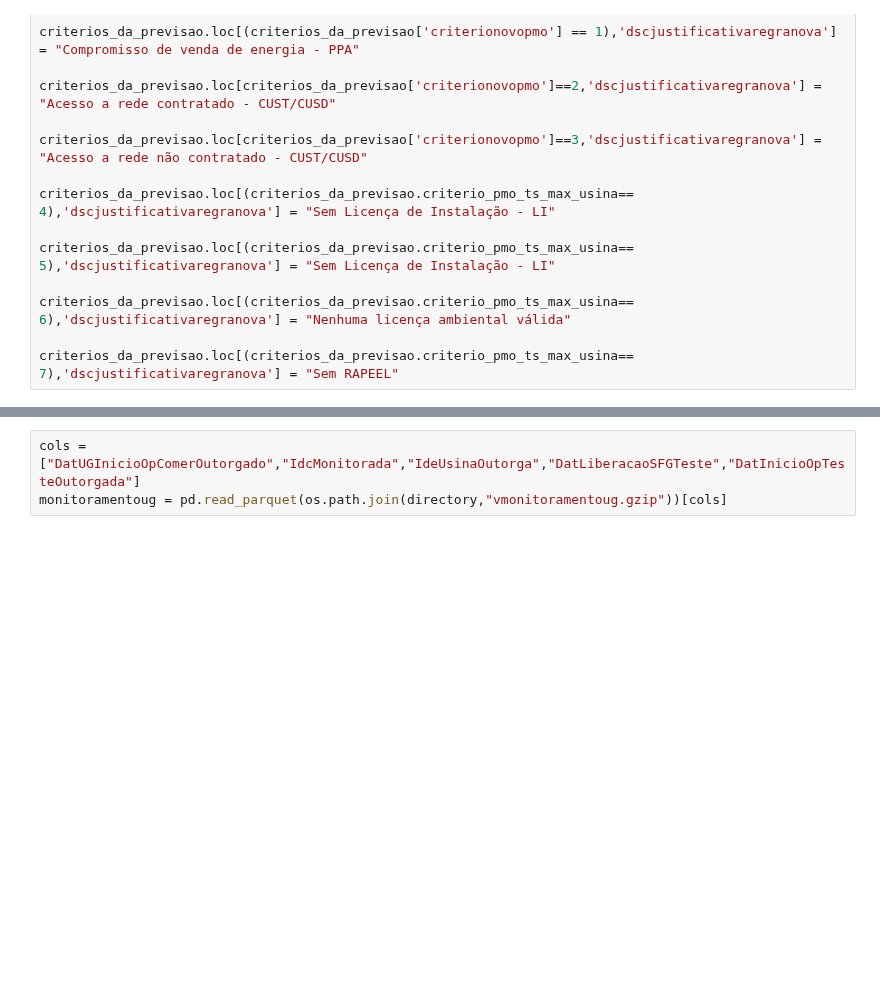
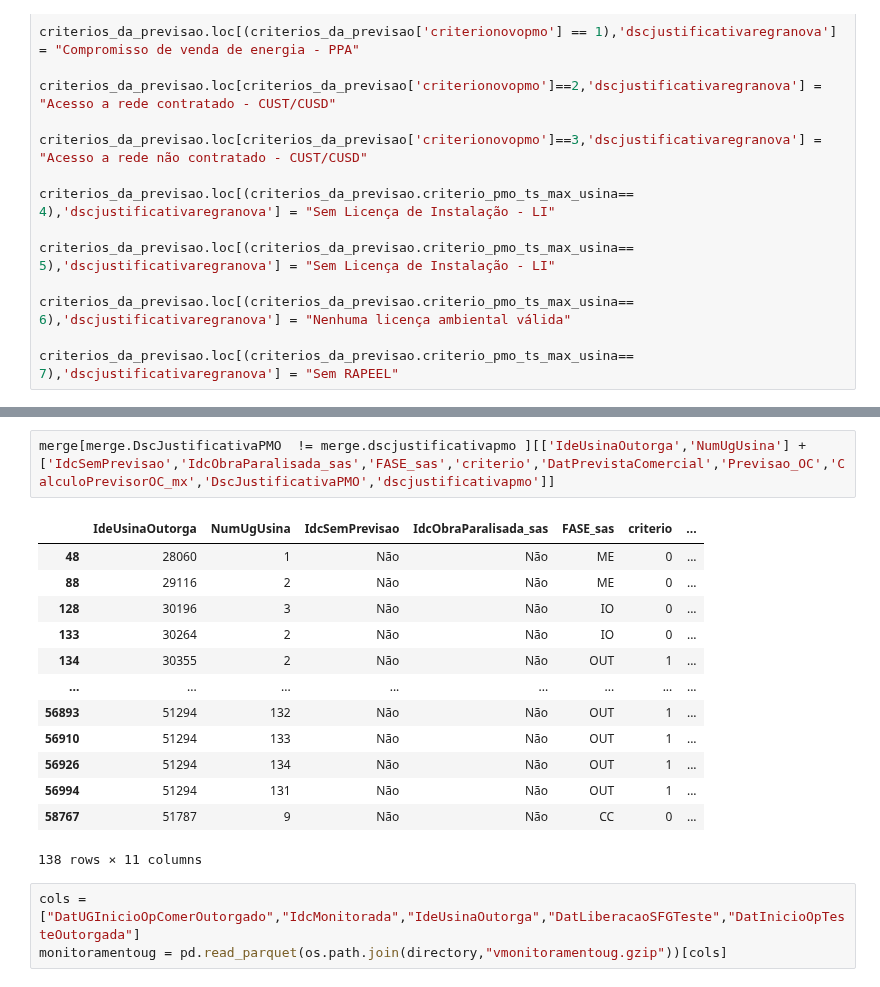
Before and after one commit to Vinicius667/Previsor, a Jupyter notebook: App/Previsor_teste2.ipynb, the cells around one changed output, grey strips where cells are left out. Drawn from its saved outputs; the diff is of its cells as text; blank space fills up the shorter version.

```diff
--- a/App/Previsor_teste2.ipynb
+++ b/App/Previsor_teste2.ipynb
@@ -668,3 +725,19 @@ merge[merge.CriterioNovoPMO != merge.criterionovopmo][ide_ug + ['flagOPTeste30di
+# %%
+merge[merge.DscJustificativaPMO  != merge.dscjustificativapmo ][['IdeUsinaOutorga','NumUgUsina'] +['IdcSemPrevisao','IdcObraParalisada_sas','FASE_sas','criterio','DatPrevistaComercial','Previsao_OC','CalculoPrevisorOC_mx','DscJustificativaPMO','dscjustificativapmo']]
+# %% [output]
+|  | IdeUsinaOutorga | NumUgUsina | IdcSemPrevisao | IdcObraParalisada_sas | FASE_sas | criterio | ... |
+| 48 | 28060 | 1 | Não | Não | ME | 0 | ... |
+| 88 | 29116 | 2 | Não | Não | ME | 0 | ... |
+| 128 | 30196 | 3 | Não | Não | IO | 0 | ... |
+| 133 | 30264 | 2 | Não | Não | IO | 0 | ... |
+| 134 | 30355 | 2 | Não | Não | OUT | 1 | ... |
+| ... | ... | ... | ... | ... | ... | ... | ... |
+| 56893 | 51294 | 132 | Não | Não | OUT | 1 | ... |
+| 56910 | 51294 | 133 | Não | Não | OUT | 1 | ... |
+| 56926 | 51294 | 134 | Não | Não | OUT | 1 | ... |
+| 56994 | 51294 | 131 | Não | Não | OUT | 1 | ... |
+| 58767 | 51787 | 9 | Não | Não | CC | 0 | ... |
+138 rows × 11 columns
 # %%
 cols = ["DatUGInicioOpComerOutorgado","IdcMonitorada","IdeUsinaOutorga","DatLiberacaoSFGTeste","DatInicioOpTesteOutorgada"]
 monitoramentoug = pd.read_parquet(os.path.join(directory,"vmonitoramentoug.gzip"))[cols]
```
Also changed, not shown: parts of 27 cells of this notebook, 1 other file.
